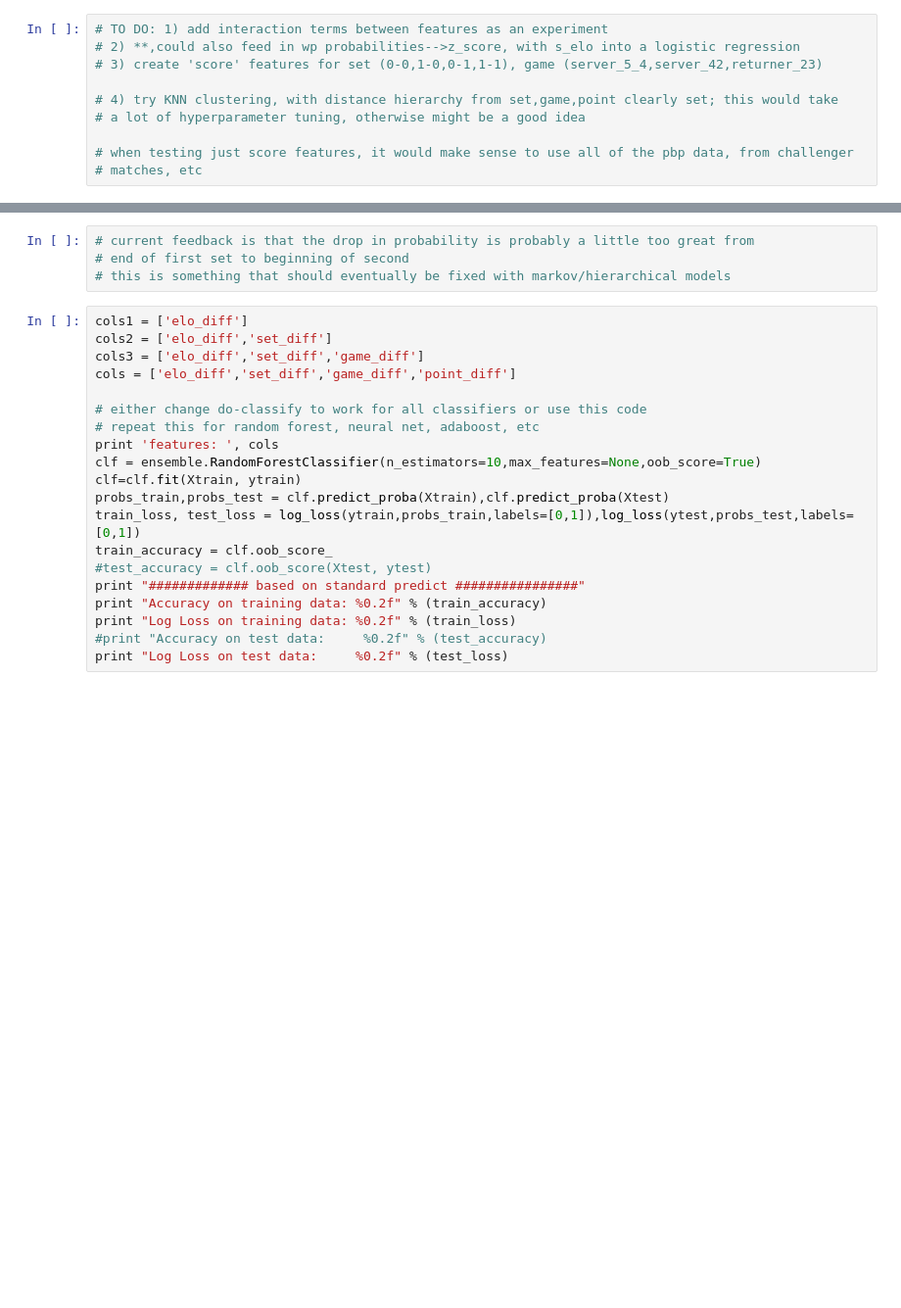
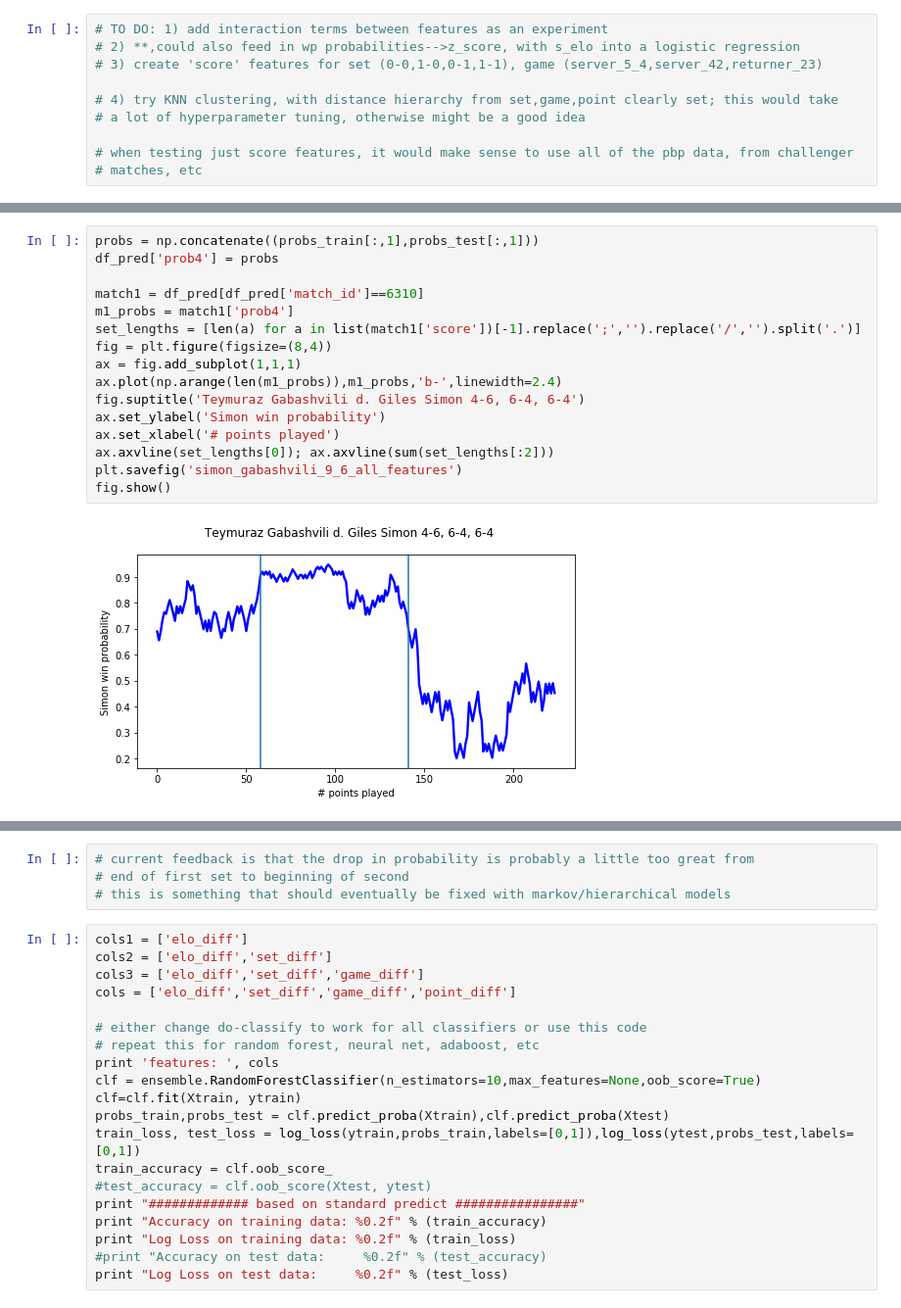
Before and after one commit to jgollub1/pbp_explorations, a Jupyter notebook: Model Assessment.ipynb, the cells around one changed output, grey strips where cells are left out. Shown at 98% size. Drawn from its saved outputs; the diff is of its cells as text; blank space fills up the shorter version.

```diff
--- a/Model Assessment.ipynb
+++ b/Model Assessment.ipynb
@@ -209,0 +119,18 @@ fig.show()
+# %%
+probs = np.concatenate((probs_train[:,1],probs_test[:,1]))
+df_pred['prob4'] = probs
+
+match1 = df_pred[df_pred['match_id']==6310]
+m1_probs = match1['prob4']
+set_lengths = [len(a) for a in list(match1['score'])[-1].replace(';','').replace('/','').split('.')]
+fig = plt.figure(figsize=(8,4))
+ax = fig.add_subplot(1,1,1)
+ax.plot(np.arange(len(m1_probs)),m1_probs,'b-',linewidth=2.4)
+fig.suptitle('Teymuraz Gabashvili d. Giles Simon 4-6, 6-4, 6-4')
+ax.set_ylabel('Simon win probability')
+ax.set_xlabel('# points played')
+ax.axvline(set_lengths[0]); ax.axvline(sum(set_lengths[:2]))
+plt.savefig('simon_gabashvili_9_6_all_features')
+fig.show()
+# %% [output]
+[figure, added]
```
Also changed, not shown: parts of 16 cells of this notebook, 18 other files.
